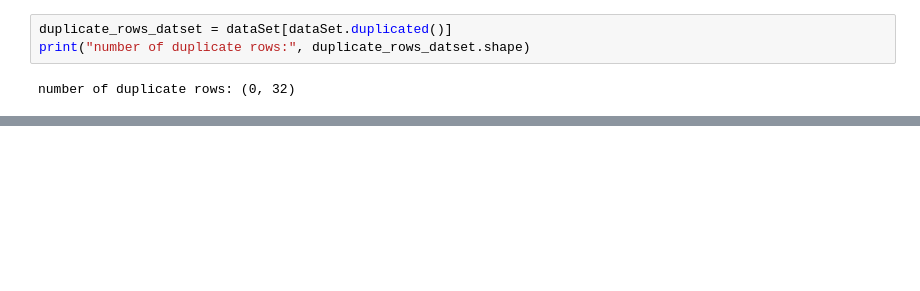
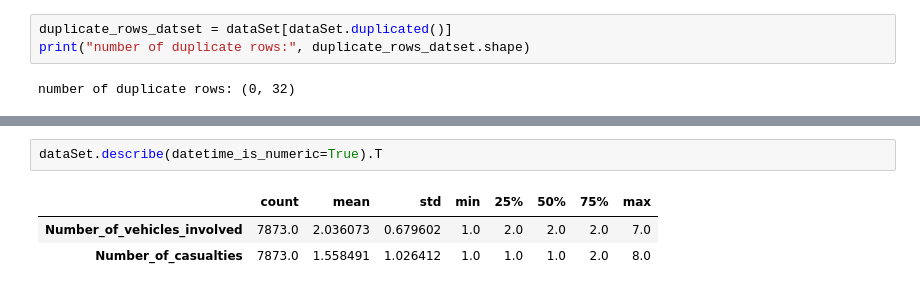
Before and after one commit to thvinhas/MachineLearning, a Jupyter notebook: CA2.ipynb, the cells around one changed output, grey strips where cells are left out. Drawn from its saved outputs; the diff is of its cells as text; blank space fills up the shorter version.

```diff
--- a/CA2.ipynb
+++ b/CA2.ipynb
@@ -81,0 +113,6 @@ number of duplicate rows: (0, 32)
+# %%
+dataSet.describe(datetime_is_numeric=True).T
+# %% [output]
+|  | count | mean | std | min | 25% | 50% | 75% | max |
+| Number_of_vehicles_involved | 7873.0 | 2.036073 | 0.679602 | 1.0 | 2.0 | 2.0 | 2.0 | 7.0 |
+| Number_of_casualties | 7873.0 | 1.558491 | 1.026412 | 1.0 | 1.0 | 1.0 | 2.0 | 8.0 |
```
Also changed, not shown: parts of 21 cells of this notebook.
